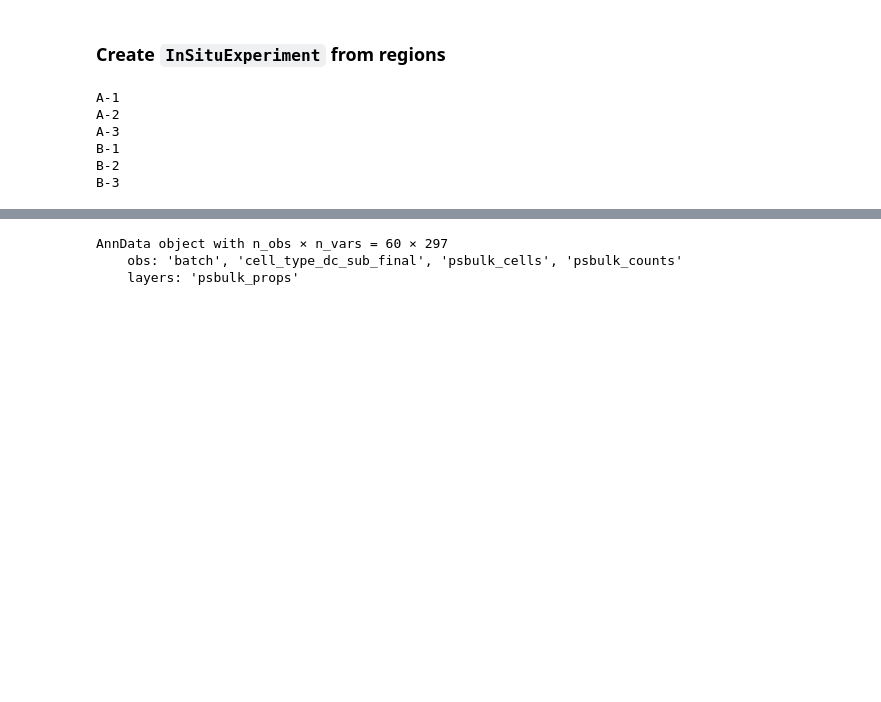
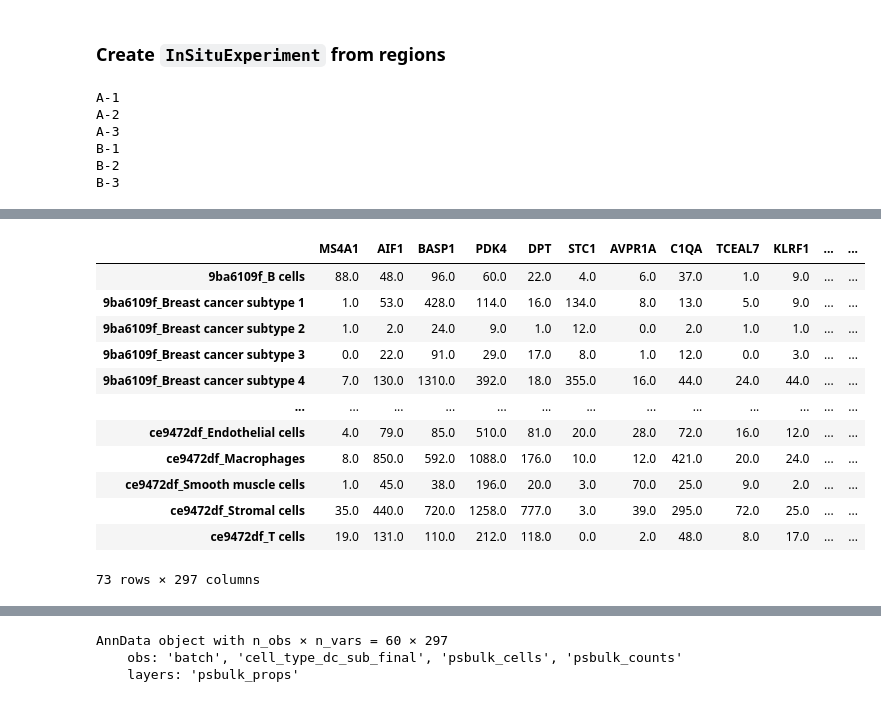
Before and after one commit to SpatialPathology/InSituPy, a Jupyter notebook: docs/source/tutorials/03_multisample_analysis/InSituPy_Pseudobulk.ipynb, the cells around one changed output, grey strips where cells are left out. Cells and saved outputs as stored; diff of their text form; code cells hidden in the pictures; blank space fills up the shorter version.

Commit message:
restructuring of `generate_pseudobulk`

```diff
--- a/docs/source/tutorials/03_multisample_analysis/InSituPy_Pseudobulk.ipynb
+++ b/docs/source/tutorials/03_multisample_analysis/InSituPy_Pseudobulk.ipynb
@@ -69,3 +86,27 @@ from insitupy.tools import generate_pseudobulk
+# %%
+psbulk = generate_pseudobulk(
+    exp,
+    celltype_col='cell_type_dc_sub_final',
+    cells_layer=None,
+    counts_layer='counts',
+    mode='sum'
+    )
+# %%
+psbulk.to_df()
+# %% [output]
+|  | MS4A1 | AIF1 | BASP1 | PDK4 | DPT | STC1 | AVPR1A | C1QA | TCEAL7 | KLRF1 | ... | ... |
+| 9ba6109f_B cells | 88.0 | 48.0 | 96.0 | 60.0 | 22.0 | 4.0 | 6.0 | 37.0 | 1.0 | 9.0 | ... | ... |
+| 9ba6109f_Breast cancer subtype 1 | 1.0 | 53.0 | 428.0 | 114.0 | 16.0 | 134.0 | 8.0 | 13.0 | 5.0 | 9.0 | ... | ... |
+| 9ba6109f_Breast cancer subtype 2 | 1.0 | 2.0 | 24.0 | 9.0 | 1.0 | 12.0 | 0.0 | 2.0 | 1.0 | 1.0 | ... | ... |
+| 9ba6109f_Breast cancer subtype 3 | 0.0 | 22.0 | 91.0 | 29.0 | 17.0 | 8.0 | 1.0 | 12.0 | 0.0 | 3.0 | ... | ... |
+| 9ba6109f_Breast cancer subtype 4 | 7.0 | 130.0 | 1310.0 | 392.0 | 18.0 | 355.0 | 16.0 | 44.0 | 24.0 | 44.0 | ... | ... |
+| ... | ... | ... | ... | ... | ... | ... | ... | ... | ... | ... | ... | ... |
+| ce9472df_Endothelial cells | 4.0 | 79.0 | 85.0 | 510.0 | 81.0 | 20.0 | 28.0 | 72.0 | 16.0 | 12.0 | ... | ... |
+| ce9472df_Macrophages | 8.0 | 850.0 | 592.0 | 1088.0 | 176.0 | 10.0 | 12.0 | 421.0 | 20.0 | 24.0 | ... | ... |
+| ce9472df_Smooth muscle cells | 1.0 | 45.0 | 38.0 | 196.0 | 20.0 | 3.0 | 70.0 | 25.0 | 9.0 | 2.0 | ... | ... |
+| ce9472df_Stromal cells | 35.0 | 440.0 | 720.0 | 1258.0 | 777.0 | 3.0 | 39.0 | 295.0 | 72.0 | 25.0 | ... | ... |
+| ce9472df_T cells | 19.0 | 131.0 | 110.0 | 212.0 | 118.0 | 0.0 | 2.0 | 48.0 | 8.0 | 17.0 | ... | ... |
+73 rows × 297 columns
 # %%
 psbulk = generate_pseudobulk(
     exp,
```
Also changed, not shown: parts of 4 cells of this notebook, 3 other files.
